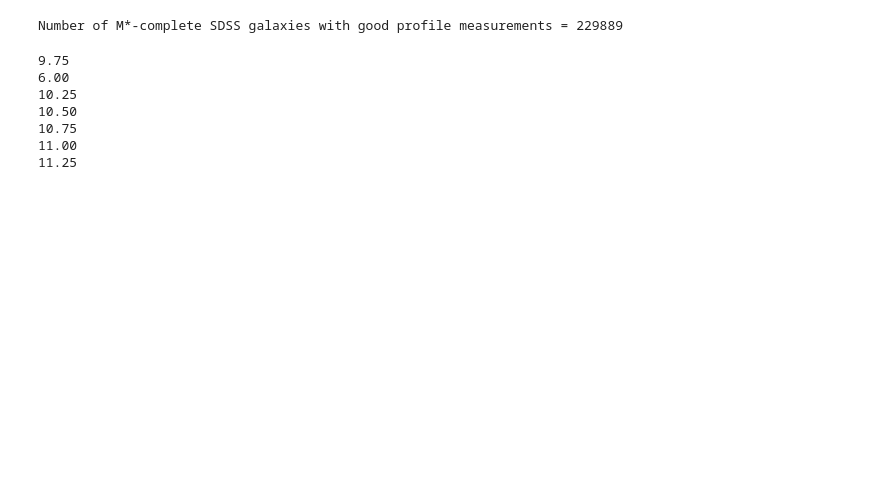
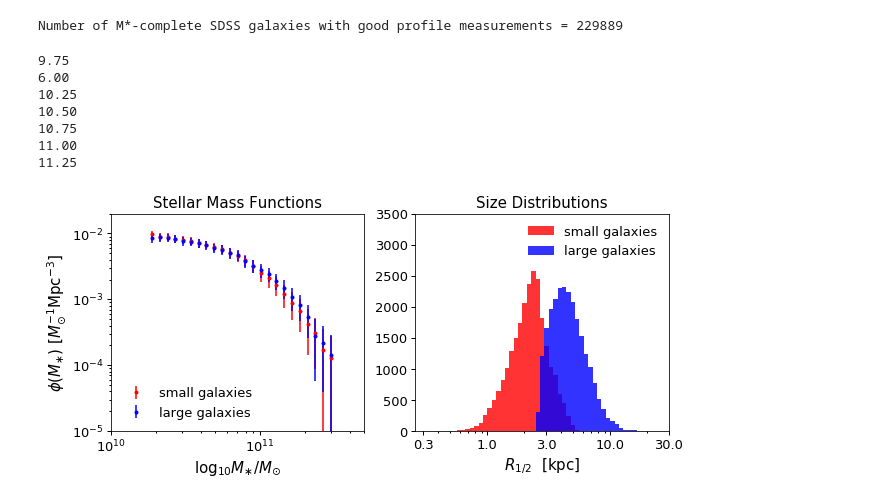
Before and after one commit to aphearin/galsize_models, a Jupyter notebook: notebooks/penultimate_clustering_measurements.ipynb, the cells around one changed output. Saved outputs shown, nothing was run; the diff lists cells and outputs as text; code cells hidden in the pictures; blank space fills up the shorter version.

Commit message:
Updated Figure 1

```diff
--- a/notebooks/penultimate_clustering_measurements.ipynb
+++ b/notebooks/penultimate_clustering_measurements.ipynb
@@ -81,4 +81,74 @@ sdss_sm11p25_large = sdss_sm11p25[~sdss_sm11p25['small']]
 10.75
 11.00
 11.25
+# %%
+sm_min = 10.25
+small, large = sdss_sm10p25_small, sdss_sm10p25_large
+sm_bins = np.linspace(sm_min, 11.5, 25)
+smf_mids = 0.5*(sm_bins[:-1] + sm_bins[1:])
+
+counts_all, __ = np.histogram(sdss_sm10p25['sm'], bins=sm_bins, density=False)
+counts_small, __ = np.histogram(small['sm'], bins=sm_bins, density=False)
+counts_large, __ = np.histogram(large['sm'], bins=sm_bins, density=False)
+
+pdf_all, __ = np.histogram(sdss_sm10p25['sm'], bins=sm_bins, density=True)
+pdf_small, __ = np.histogram(small['sm'], bins=sm_bins, density=True)
+pdf_large, __ = np.histogram(large['sm'], bins=sm_bins, density=True)
+
+Veff = 165.**3
+nd_all = len(sdss_sm10p25)/Veff
+nd_small = nd_all*len(small)/float(len(sdss_sm10p25))
+nd_large = nd_all*len(large)/float(len(sdss_sm10p25))
+
+smf_all = pdf_all*nd_all
+smf_small = pdf_small*nd_small
+smf_large = pdf_large*nd_large
+
+binwidth = np.diff(sm_bins)[0]
+smf_all_errors = smf_all/np.sqrt(counts_all*binwidth)
+
+fig, (ax1, ax2) = plt.subplots(1, 2, figsize=(10, 4))
+xscale2 = ax2.set_xscale('log')
+xscale1 = ax1.set_xscale('log', nonposx="clip")
+yscale1 = ax1.set_yscale('log', nonposy="clip")
+
+# xlim1 = ax1.set_xlim(10, 11.75)
+# ylim2 = ax2.set_ylim(0, 3500)
+ylim1 = ax1.set_ylim(1e-5, 0.02)
+xlim1 = ax1.set_xlim(1e10, 5e11)
+
+__=ax1.errorbar(10**smf_mids, smf_small, smf_all_errors, fmt='.',
+               color='red', label='small galaxies')
+__=ax1.errorbar(10**smf_mids, smf_large, smf_all_errors, fmt='.',
+               color='blue', label='large galaxies')
+__=ax1.set_ylabel(r'$\phi(M_{\ast})$ $[M_{\odot}^{-1} {\rm Mpc^{-3}}]$')
+
+# __=ax1.hist(small['sm'], bins=sm_bins, normed=True, alpha=0.8,
+#             label='small galaxies', color='red')
+# __=ax1.hist(large['sm'], bins=sm_bins, normed=True, alpha=0.8,
+#             label='large galaxies', color='blue')
+
+r50_bins = np.logspace(-0.5, 1.25, 50)
+__=ax2.hist(small['r50_magr_kpc_meert15'], bins=r50_bins, alpha=0.8,
+           label='small galaxies', color='red')
+__=ax2.hist(large['r50_magr_kpc_meert15'], bins=r50_bins, alpha=0.8,
+           label='large galaxies', color='blue')
+
+__=ax2.get_xaxis().set_major_formatter(ticker.ScalarFormatter())
+__=ax2.get_xaxis().set_minor_formatter(ticker.NullFormatter())
+__=ax2.set_xticks((0.3, 1, 3, 10, 30))
+
+title1 = ax1.set_title(r'Stellar Mass Functions')
+title2 = ax2.set_title(r'Size Distributions')
+xlabel1 = ax1.set_xlabel(r'$\log_{10}M_{\ast}/M_{\odot}$')
+xlabel2 = ax2.set_xlabel(r'$R_{1/2}$  $[{\rm kpc}]$')
+
+ylim2 = ax2.set_ylim(0, 3500)
+legend1 = ax1.legend()
+legend2 = ax2.legend()
+
+figname = 'sdss_small_large_sample_definitions.pdf'
+fig.savefig(figname, bbox_extra_artists=[xlabel1], bbox_inches='tight')
+# %% [output]
+[figure, added]
 # %%
```
Also changed, not shown: parts of 5 cells of this notebook, 4 other files.
